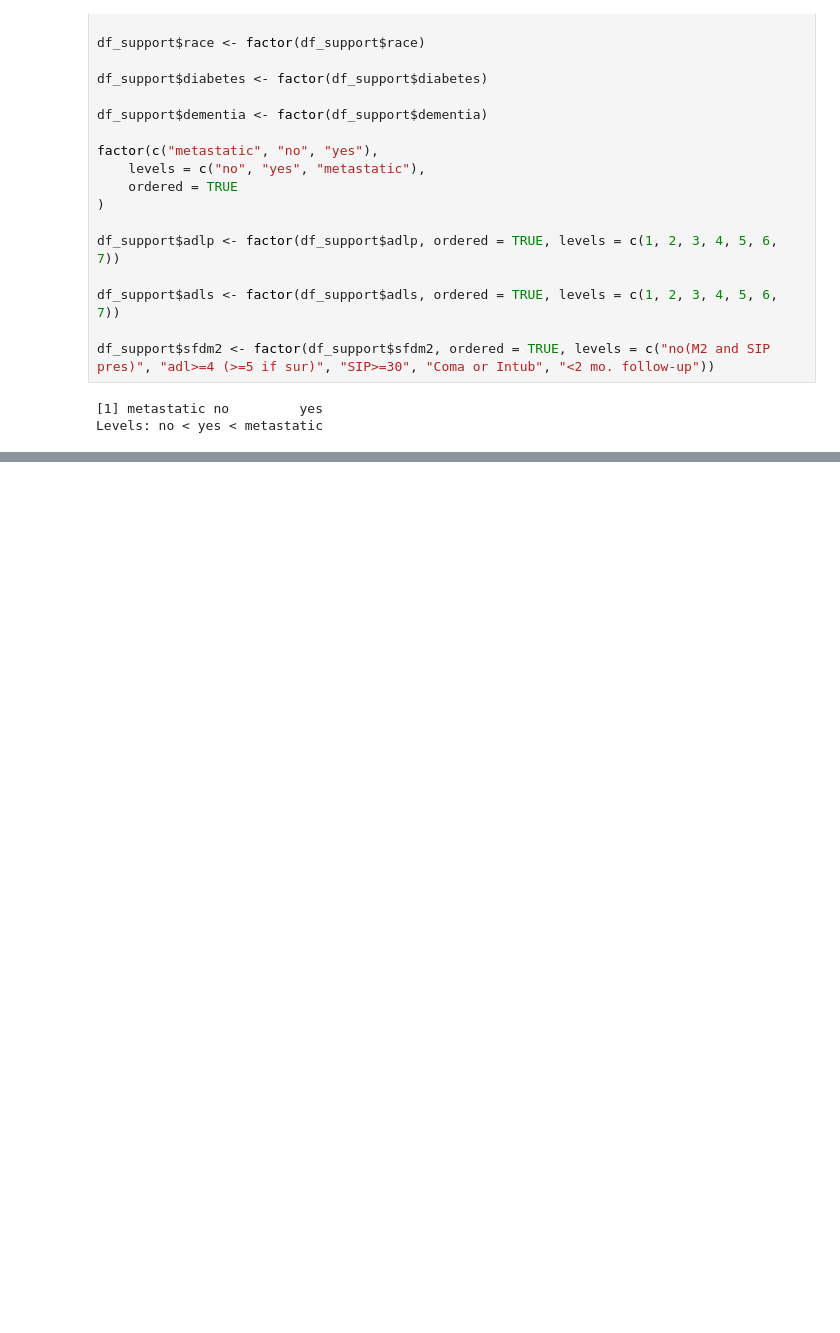
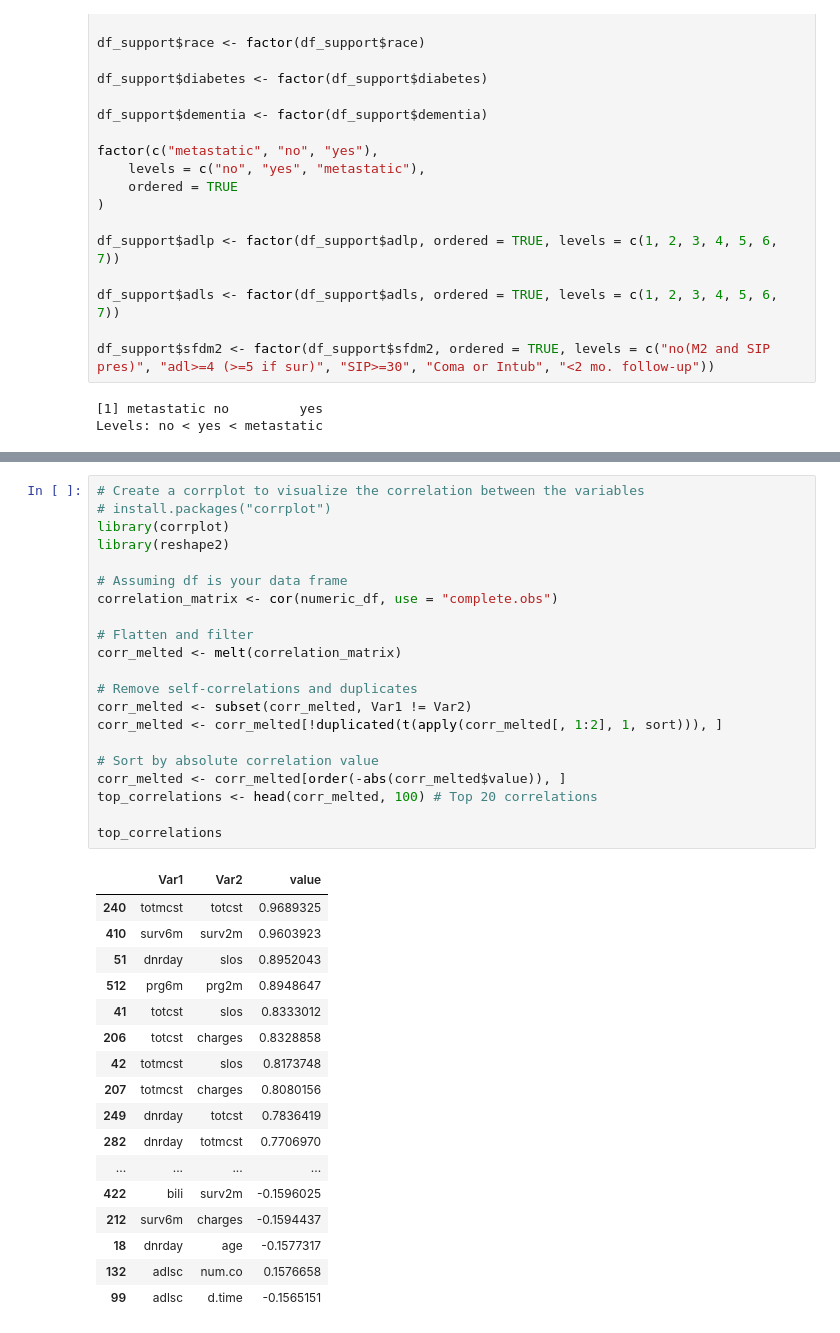
Before and after one commit to SamuelDevdas/Life-Support-ML1-HSLU, a Jupyter notebook: ML1-Samuel-NB.ipynb, the cells around one changed output, grey strips where cells are left out. Drawn from its saved outputs; the diff is of its cells as text; blank space fills up the shorter version.

```diff
--- a/ML1-Samuel-NB.ipynb
+++ b/ML1-Samuel-NB.ipynb
@@ -165,0 +217,39 @@ na_counts_col
+# %%
+# Create a corrplot to visualize the correlation between the variables
+# install.packages("corrplot")
+library(corrplot)
+library(reshape2)
+
+# Assuming df is your data frame
+correlation_matrix <- cor(numeric_df, use = "complete.obs")
+
+# Flatten and filter
+corr_melted <- melt(correlation_matrix)
+
+# Remove self-correlations and duplicates
+corr_melted <- subset(corr_melted, Var1 != Var2)
+corr_melted <- corr_melted[!duplicated(t(apply(corr_melted[, 1:2], 1, sort))), ]
+
+# Sort by absolute correlation value
+corr_melted <- corr_melted[order(-abs(corr_melted$value)), ]
+top_correlations <- head(corr_melted, 100) # Top 20 correlations
+
+top_correlations
+# %% [output]
+|  | Var1 | Var2 | value |
+| 240 | totmcst | totcst | 0.9689325 |
+| 410 | surv6m | surv2m | 0.9603923 |
+| 51 | dnrday | slos | 0.8952043 |
+| 512 | prg6m | prg2m | 0.8948647 |
+| 41 | totcst | slos | 0.8333012 |
+| 206 | totcst | charges | 0.8328858 |
+| 42 | totmcst | slos | 0.8173748 |
+| 207 | totmcst | charges | 0.8080156 |
+| 249 | dnrday | totcst | 0.7836419 |
+| 282 | dnrday | totmcst | 0.7706970 |
+| ... | ... | ... | ... |
+| 422 | bili | surv2m | -0.1596025 |
+| 212 | surv6m | charges | -0.1594437 |
+| 18 | dnrday | age | -0.1577317 |
+| 132 | adlsc | num.co | 0.1576658 |
+| 99 | adlsc | d.time | -0.1565151 |
```
Also changed, not shown: parts of 15 cells of this notebook.
